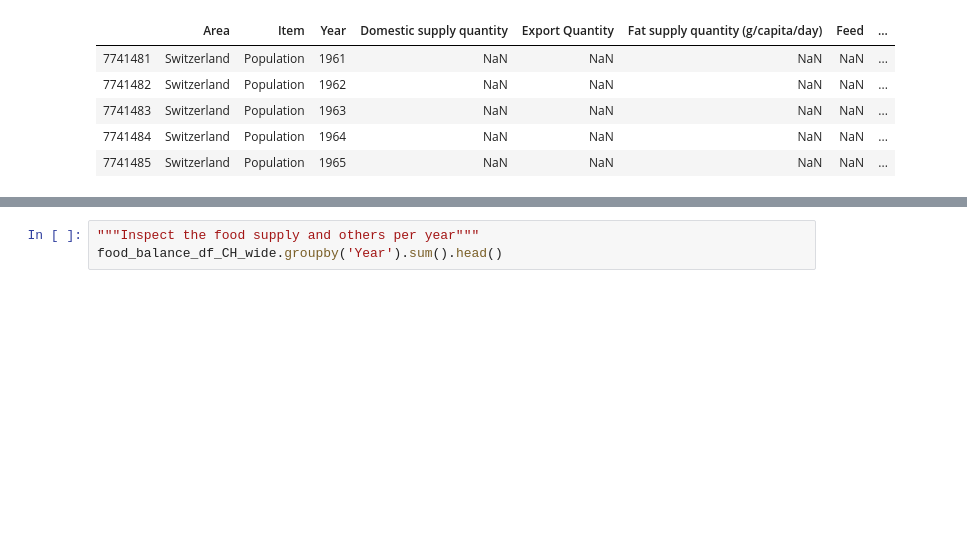
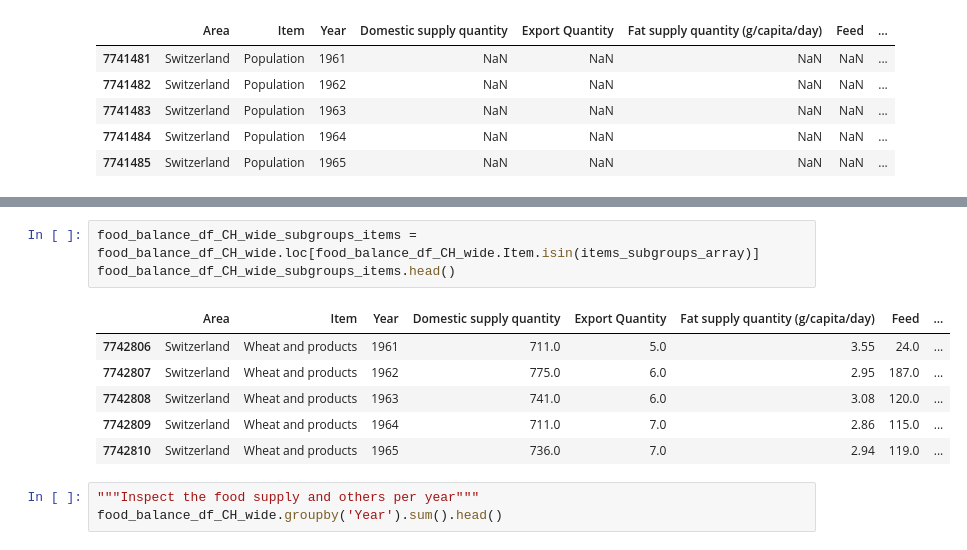
Before and after one commit to jlabhard/ADA_Project, a Jupyter notebook: project_merge_w_Jo.ipynb, the cells around one changed output, grey strips where cells are left out. Drawn from its saved outputs; the diff is of its cells as text; blank space fills up the shorter version.

```diff
--- a/project_merge_w_Jo.ipynb
+++ b/project_merge_w_Jo.ipynb
@@ -459,3 +469,13 @@ food_balance_df_CH_wide.head()
+# %%
+food_balance_df_CH_wide_subgroups_items = food_balance_df_CH_wide.loc[food_balance_df_CH_wide.Item.isin(items_subgroups_array)]
+food_balance_df_CH_wide_subgroups_items.head()
+# %% [output]
+|  | Area | Item | Year | Domestic supply quantity | Export Quantity | Fat supply quantity (g/capita/day) | Feed | ... |
+| 7742806 | Switzerland | Wheat and products | 1961 | 711.0 | 5.0 | 3.55 | 24.0 | ... |
+| 7742807 | Switzerland | Wheat and products | 1962 | 775.0 | 6.0 | 2.95 | 187.0 | ... |
+| 7742808 | Switzerland | Wheat and products | 1963 | 741.0 | 6.0 | 3.08 | 120.0 | ... |
+| 7742809 | Switzerland | Wheat and products | 1964 | 711.0 | 7.0 | 2.86 | 115.0 | ... |
+| 7742810 | Switzerland | Wheat and products | 1965 | 736.0 | 7.0 | 2.94 | 119.0 | ... |
 # %%
 """Inspect the food supply and others per year"""
 food_balance_df_CH_wide.groupby('Year').sum().head()
```
Also changed, not shown: parts of 7 cells of this notebook.
